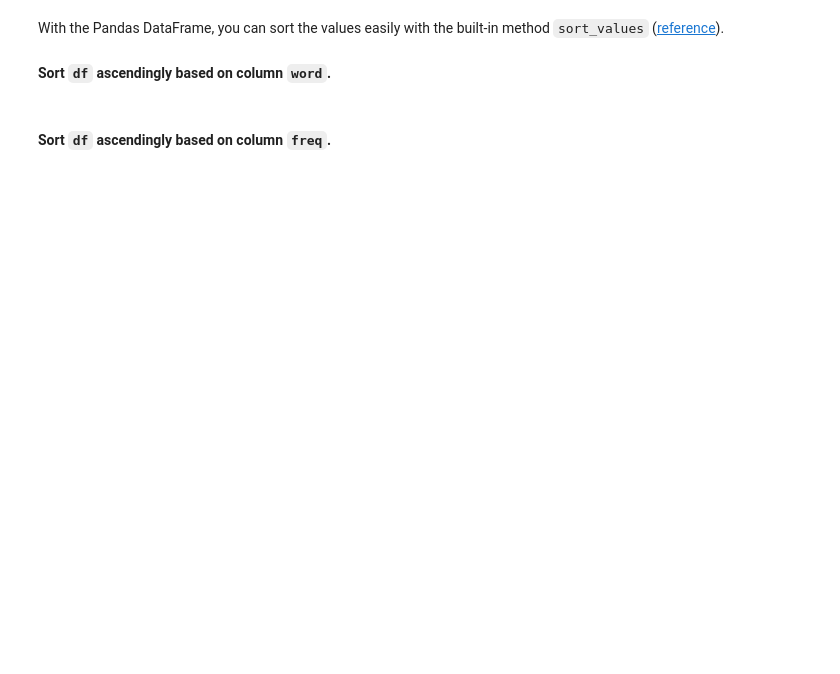
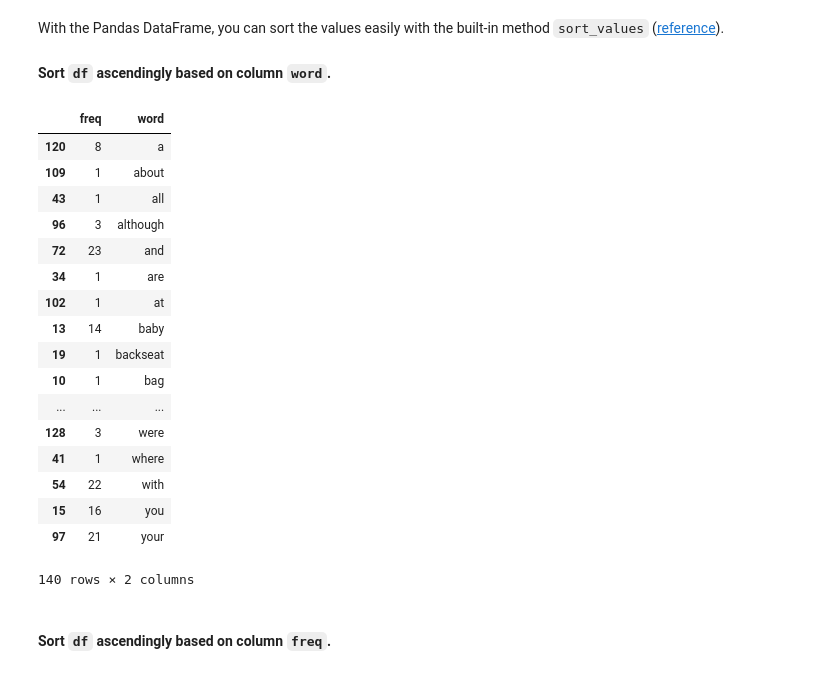
Before and after one commit to ironhack-labs/data-labs, a Jupyter notebook: module-1/lab-tuple-set-dict/your-code/challenge-3.ipynb, the cells around one changed output. Cells and saved outputs as stored; diff of their text form; code cells hidden in the pictures; blank space fills up the shorter version.

```diff
--- a/module-1/lab-tuple-set-dict/your-code/challenge-3.ipynb
+++ b/module-1/lab-tuple-set-dict/your-code/challenge-3.ipynb
@@ -83,6 +126,28 @@ With the Pandas DataFrame, you can sort the values easily with the built-in meth
 #### Sort `df` ascendingly based on column `word`.
 # %%
 # Your code here
+
+df = df.sort_values('word')
+df
+# %% [output]
+|  | freq | word |
+| 120 | 8 | a |
+| 109 | 1 | about |
+| 43 | 1 | all |
+| 96 | 3 | although |
+| 72 | 23 | and |
+| 34 | 1 | are |
+| 102 | 1 | at |
+| 13 | 14 | baby |
+| 19 | 1 | backseat |
+| 10 | 1 | bag |
+| ... | ... | ... |
+| 128 | 3 | were |
+| 41 | 1 | where |
+| 54 | 22 | with |
+| 15 | 16 | you |
+| 97 | 21 | your |
+140 rows × 2 columns
 # %% [markdown]
 #### Sort `df` ascendingly based on column `freq`.
 # %%
```
Also changed, not shown: parts of 7 cells of this notebook.
